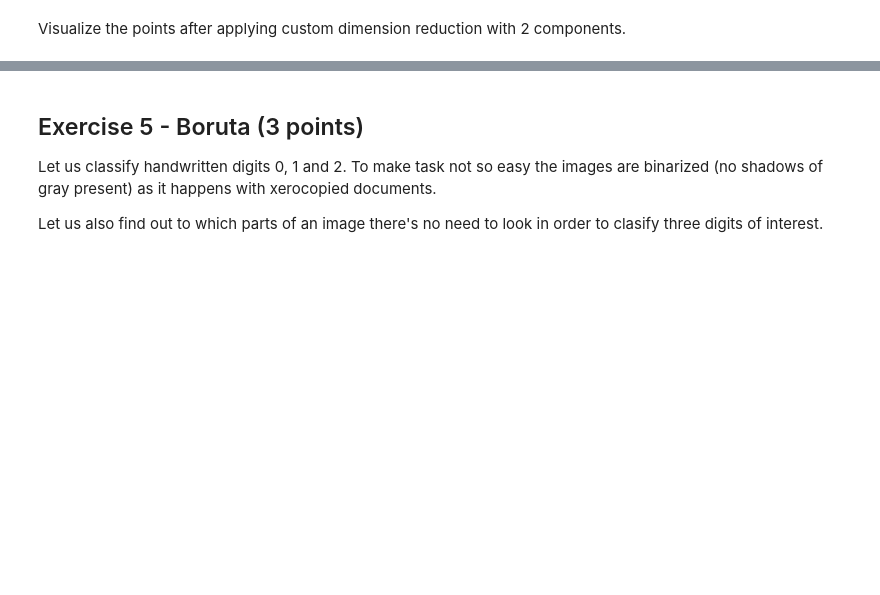
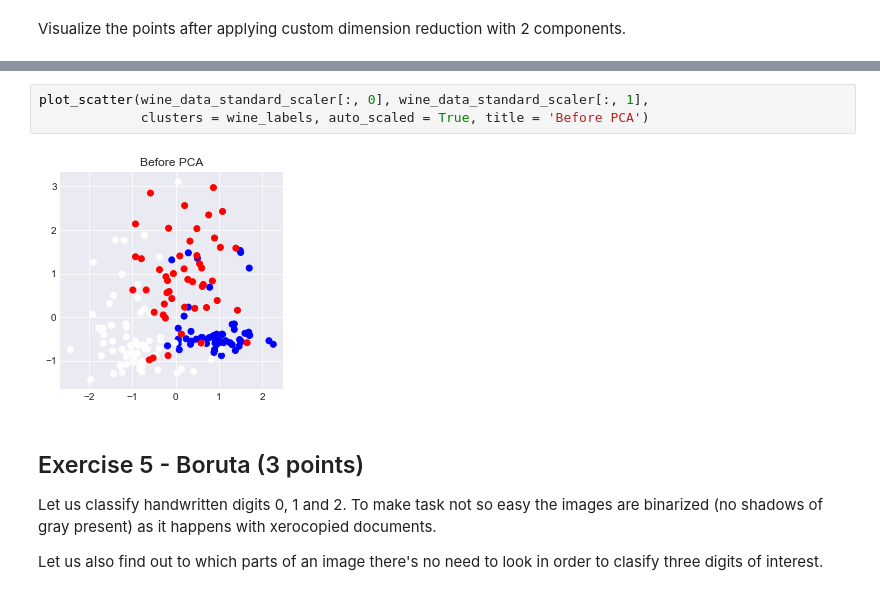
Before and after one commit to marinatwice82/ml-2022, a Jupyter notebook: homework.ipynb, the cells around one changed output, grey strips where cells are left out. Drawn from its saved outputs; the diff is of its cells as text; blank space fills up the shorter version.

```diff
--- a/homework.ipynb
+++ b/homework.ipynb
@@ -352,3 +355,8 @@ Visualize the points after applying custom dimension reduction with 2 components
+# %%
+plot_scatter(wine_data_standard_scaler[:, 0], wine_data_standard_scaler[:, 1],
+             clusters = wine_labels, auto_scaled = True, title = 'Before PCA')
+# %% [output]
+[figure, added]
 # %% [markdown]
 ## Exercise 5 - Boruta (3 points)
 
```
Also changed, not shown: parts of 25 cells of this notebook.
